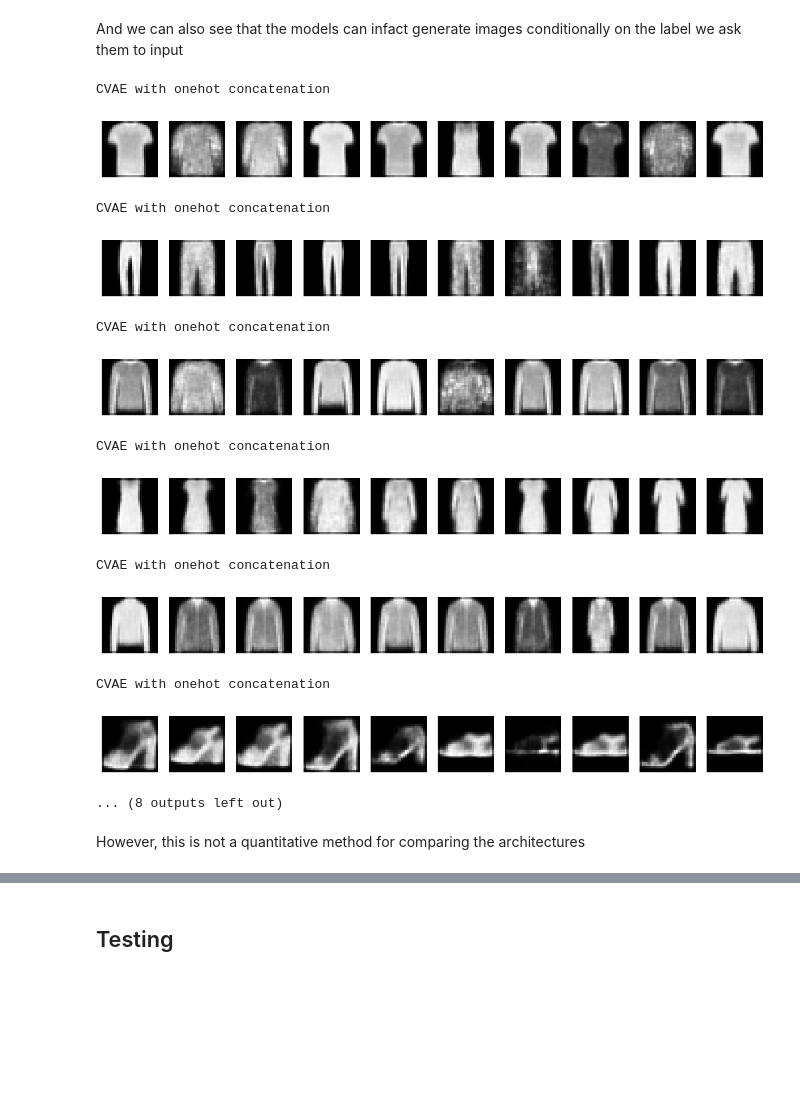
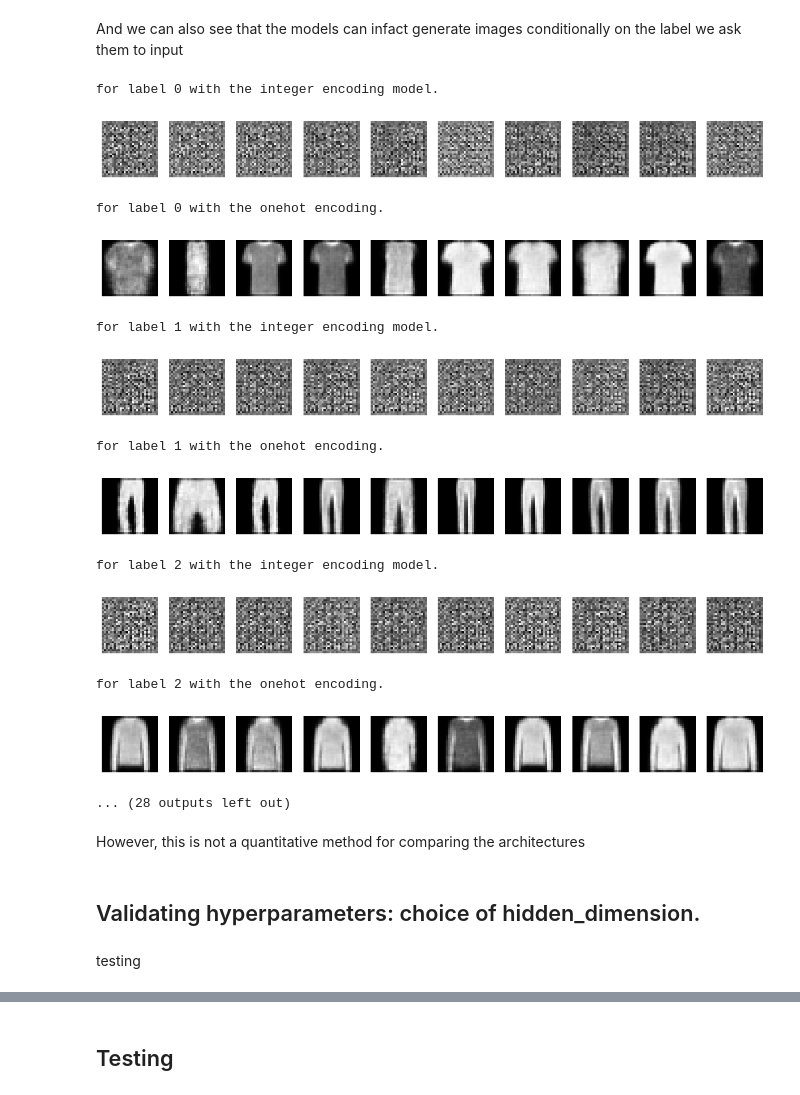
Before and after one commit to selim-ba/insa-hddl-group10, a Jupyter notebook: final.ipynb, the cells around one changed output, grey strips where cells are left out. Saved outputs shown, nothing was run; the diff lists cells and outputs as text; code cells hidden in the pictures; blank space fills up the shorter version.

Commit message:
Hyperparameter analysis

```diff
--- a/final.ipynb
+++ b/final.ipynb
@@ -276,12 +373,15 @@ learning_rate = 1e-3
 epochs = 30
 beta = 1
 
-# Initialize the cvae model and the Adam optimizer
+# Initialize the models
+
+cvae_int = ConditionalConvVAE_int_concatenation(latent_dim=latent_dim)
+cvae_int.to(device)
+
+
 cvae_onehot = ConditionalConvVAE_onehot_concatenation(latent_dim=latent_dim)
+cvae_onehot.to(device)
 
-#cvae_onehot=
-#cvae_onehot=
 
-cvae_onehot.to(device)
 optimizer = optim.Adam(cvae_onehot.parameters(), lr=learning_rate)
 # %% [markdown]
@@ -389,20 +491,27 @@ def generate_sample(model, label, num_samples=10):
 # %%
-print("CVAE with onehot concatenation")
+
 for i in range(0,10):
-    generate_sample(model=cvae_onehot,label=i)
+    print(f"for label {i} with the integer encoding model.")
+    cvae_int.generate_sample(label=i)
+    print(f"for label {i} with the onehot encoding.")
+    cvae_onehot.generate_sample(label=i)
 # %% [output]
-CVAE with onehot concatenation
+for label 0 with the integer encoding model.
-[figure, old version]
+[figure, new version]
-CVAE with onehot concatenation
+for label 0 with the onehot encoding.
-[figure, old version]
+[figure, new version]
-CVAE with onehot concatenation
+for label 1 with the integer encoding model.
-[figure, old version]
+[figure, new version]
-CVAE with onehot concatenation
+for label 1 with the onehot encoding.
-[figure, old version]
+[figure, new version]
-CVAE with onehot concatenation
+for label 2 with the integer encoding model.
-[figure, old version]
+[figure, new version]
-CVAE with onehot concatenation
+for label 2 with the onehot encoding.
-[figure, old version]
+[figure, new version]
-... (8 outputs left out)
+... (28 outputs left out)
 # %% [markdown]
 However, this is not a quantitative method for comparing the architectures
+# %% [markdown]
+## Validating hyperparameters: choice of hidden_dimension.
+# %% [markdown]
+testing
```
Also changed, not shown: parts of 16 cells of this notebook.
